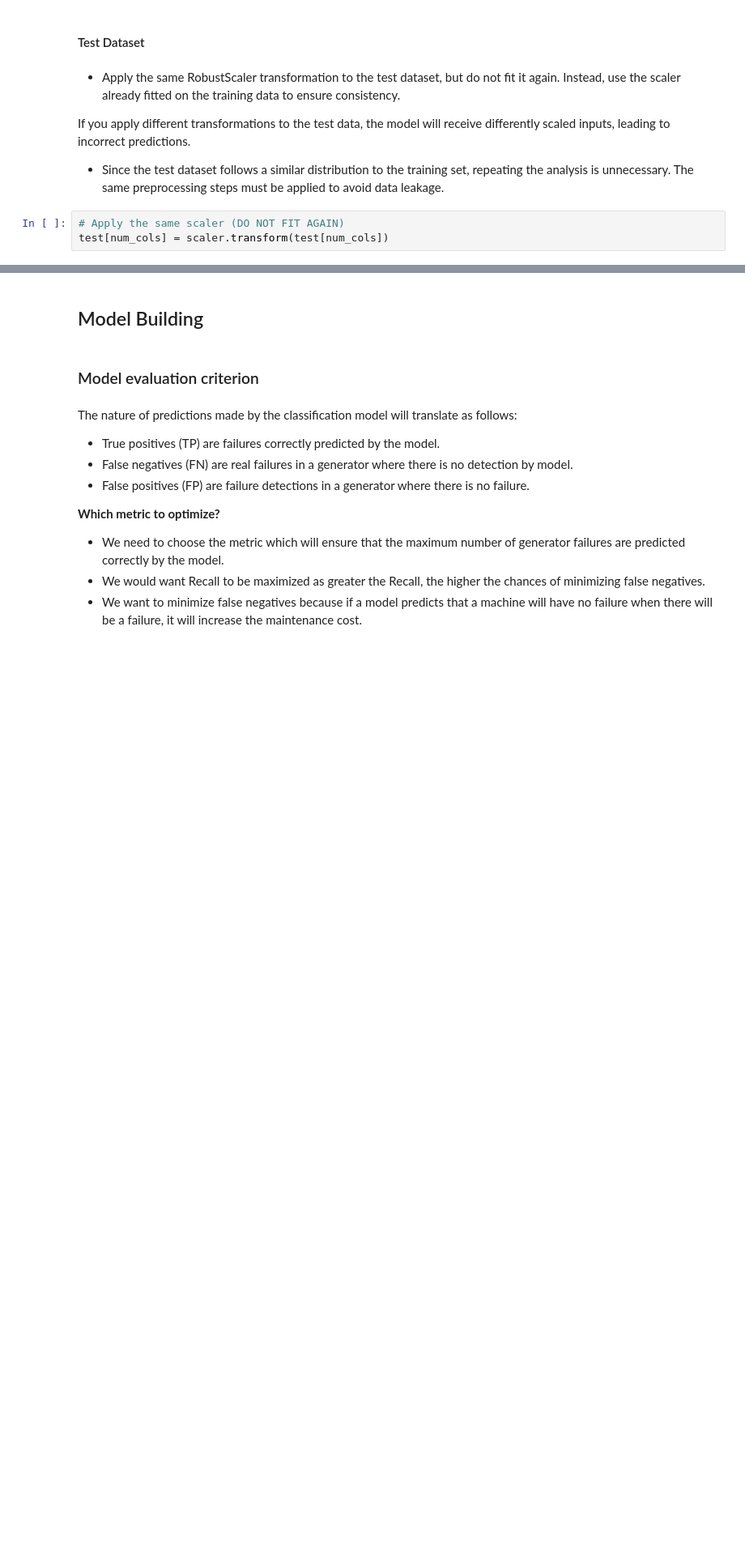
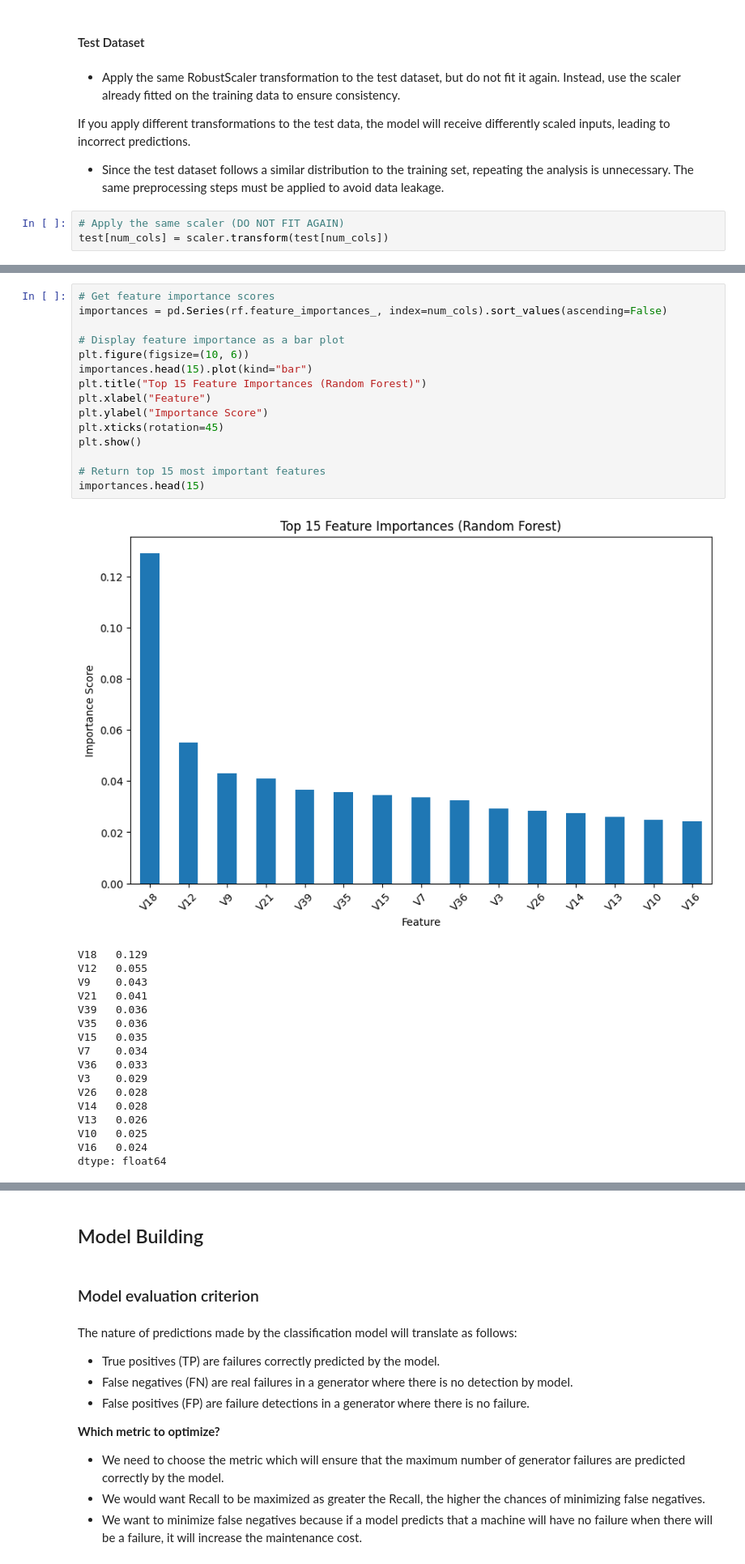
Before and after one commit to DataScience-BusinessAnalitics/Model_Tuning_Renewind, a Jupyter notebook: MT_Project_LearnerNotebook_FullCode.ipynb, the cells around one changed output, grey strips where cells are left out. Shown at 81% size. Drawn from its saved outputs; the diff is of its cells as text; blank space fills up the shorter version.

```diff
--- a/MT_Project_LearnerNotebook_FullCode.ipynb
+++ b/MT_Project_LearnerNotebook_FullCode.ipynb
@@ -459,0 +527,33 @@ test[num_cols] = scaler.transform(test[num_cols])
+# %%
+# Get feature importance scores
+importances = pd.Series(rf.feature_importances_, index=num_cols).sort_values(ascending=False)
+
+# Display feature importance as a bar plot
+plt.figure(figsize=(10, 6))
+importances.head(15).plot(kind="bar")
+plt.title("Top 15 Feature Importances (Random Forest)")
+plt.xlabel("Feature")
+plt.ylabel("Importance Score")
+plt.xticks(rotation=45)
+plt.show()
+
+# Return top 15 most important features
+importances.head(15)
+# %% [output]
+[figure, added]
+V18   0.129
+V12   0.055
+V9    0.043
+V21   0.041
+V39   0.036
+V35   0.036
+V15   0.035
+V7    0.034
+V36   0.033
+V3    0.029
+V26   0.028
+V14   0.028
+V13   0.026
+V10   0.025
+V16   0.024
+dtype: float64
```
Also changed, not shown: parts of 19 cells of this notebook.
